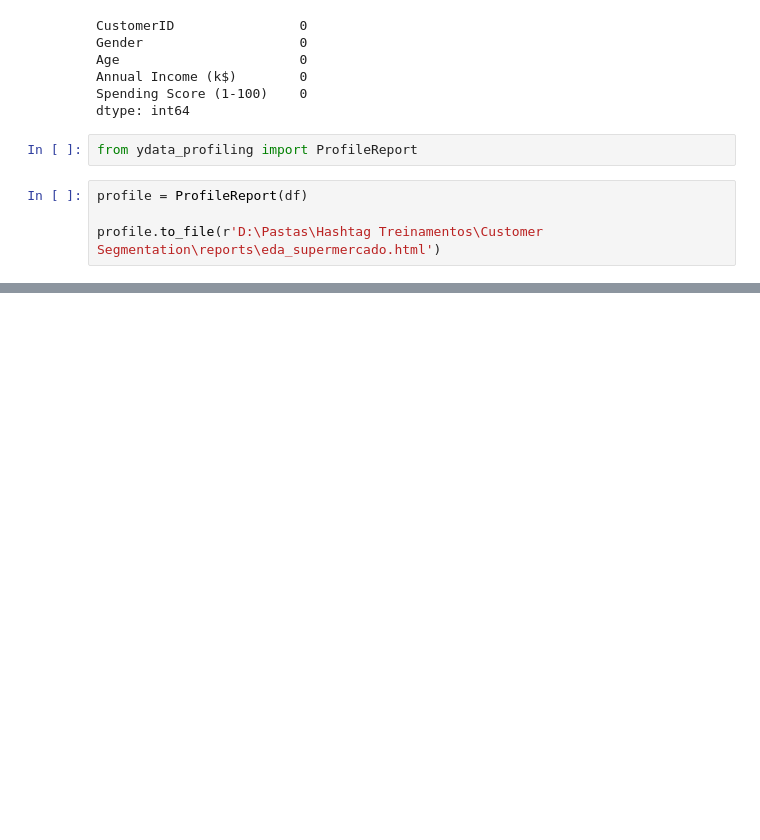
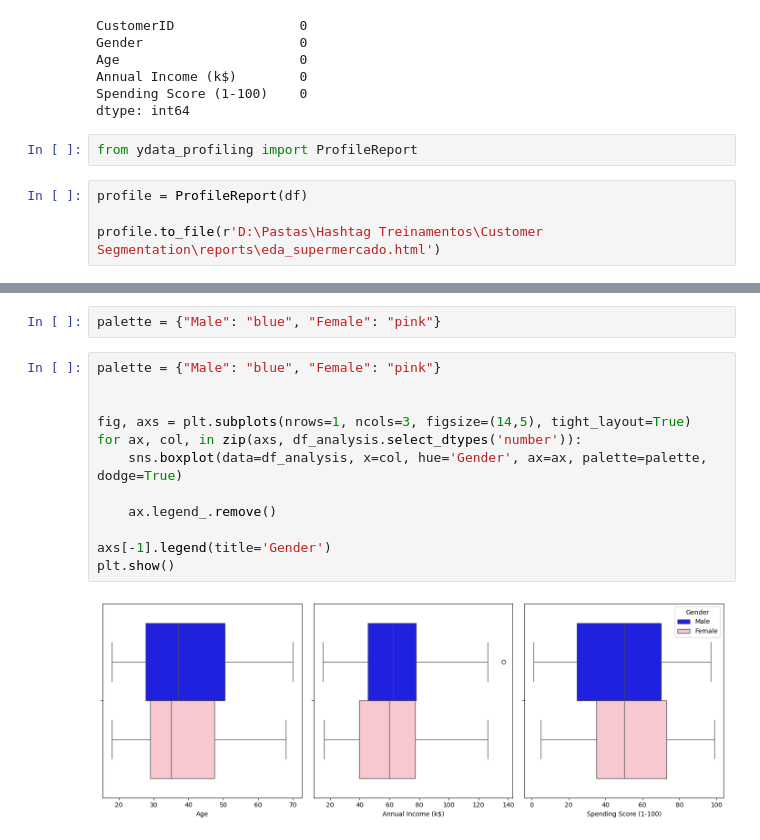
Before and after one commit to danimoreira90/Customer-Segmentation-Project, a Jupyter notebook: notebooks/projeto_supermercado_01_eda_vazio.ipynb, the cells around one changed output, grey strips where cells are left out. Cells and saved outputs as stored; diff of their text form; blank space fills up the shorter version.

```diff
--- a/notebooks/projeto_supermercado_01_eda_vazio.ipynb
+++ b/notebooks/projeto_supermercado_01_eda_vazio.ipynb
@@ -139,0 +165,16 @@ profile.to_file(r'D:\Pastas\Hashtag Treinamentos\Customer Segmentation\reports\e
+# %%
+palette = {"Male": "blue", "Female": "pink"}
+# %%
+palette = {"Male": "blue", "Female": "pink"}
+
+
+fig, axs = plt.subplots(nrows=1, ncols=3, figsize=(14,5), tight_layout=True)
+for ax, col, in zip(axs, df_analysis.select_dtypes('number')):
+    sns.boxplot(data=df_analysis, x=col, hue='Gender', ax=ax, palette=palette, dodge=True)
+
+    ax.legend_.remove()
+
+axs[-1].legend(title='Gender')
+plt.show()
+# %% [output]
+[figure, added]
```
Also changed, not shown: parts of 8 cells of this notebook, 1 other file.
